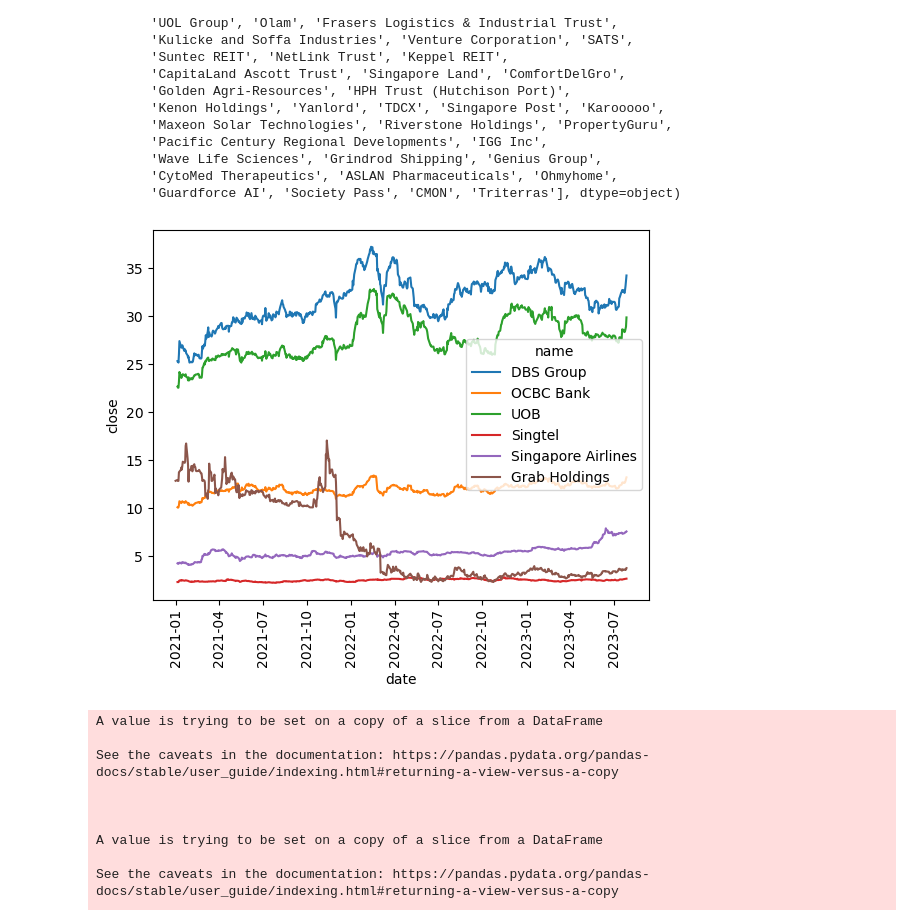
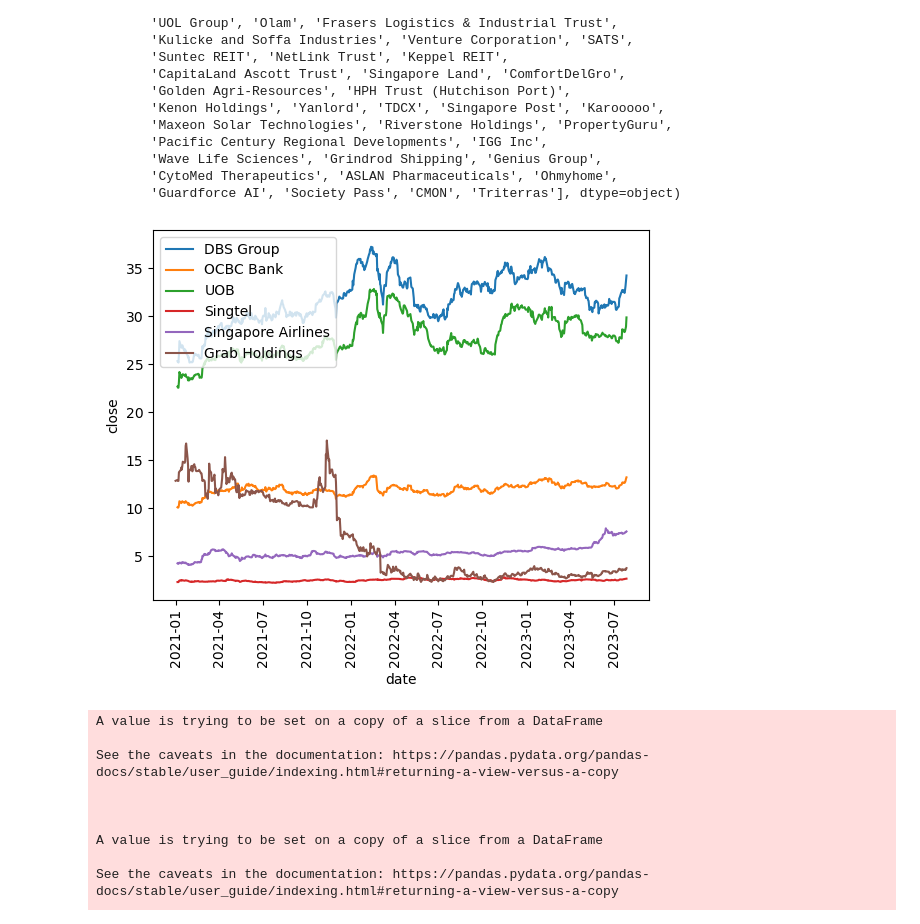
Before and after one commit to Concyclics/NUS-CS5228-project, a Jupyter notebook: plots/plot_eco_attributes.ipynb, the cells around one changed output. Saved outputs shown, nothing was run; the diff lists cells and outputs as text; code cells hidden in the pictures.

```diff
--- a/plots/plot_eco_attributes.ipynb
+++ b/plots/plot_eco_attributes.ipynb
@@ -56,12 +56,13 @@ array(['DBS Group', 'OCBC Bank', 'UOB', 'Singtel', 'Sea (Garena)',
 # %%
 names = ['DBS Group', 'OCBC Bank', 'UOB', 'Singtel', 'Singapore Airlines', 'Grab Holdings']
 df_stock['date'] = pd.to_datetime(df_stock['date'])
 sns.lineplot(x='date', y='close', hue='name', data=df_stock[df_stock['name'].isin(names)])
 #set xticks every month
 plt.xticks(rotation=90)
+plt.legend(loc='upper left')
 plt.savefig('stock.png', dpi=300, bbox_inches='tight')
 # %% [output]
-[figure, old version]
+[figure, new version]
 # %%
 #plot stock price of DBS Group monthly mean
 name = 'Singtel'
```
Also changed, not shown: parts of 1 cell of this notebook, 8 other files.
